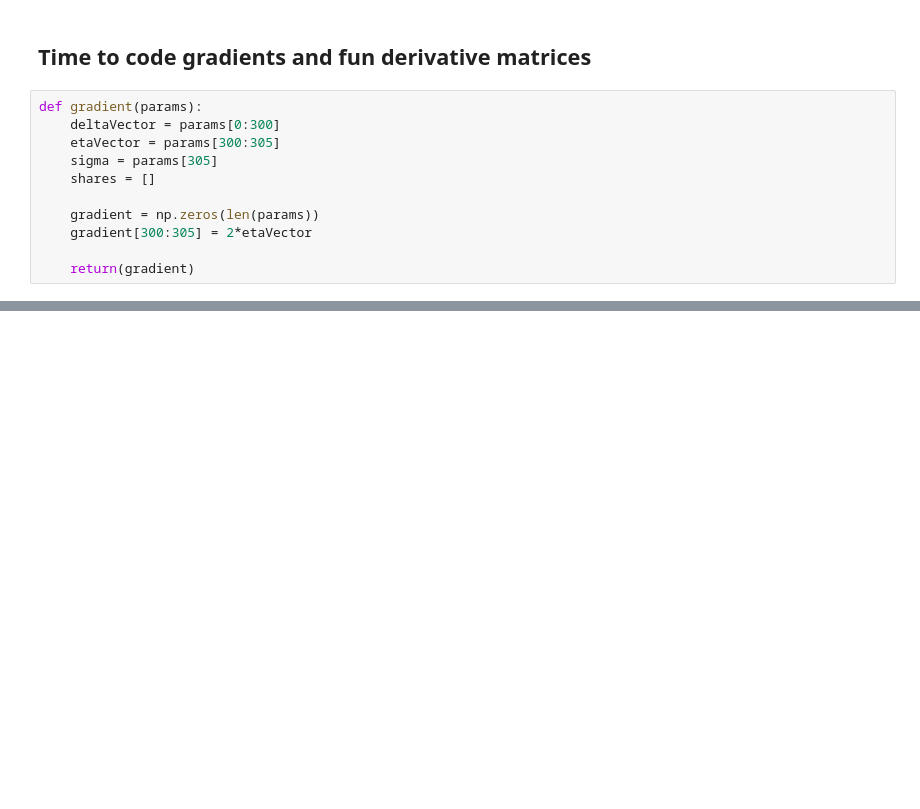
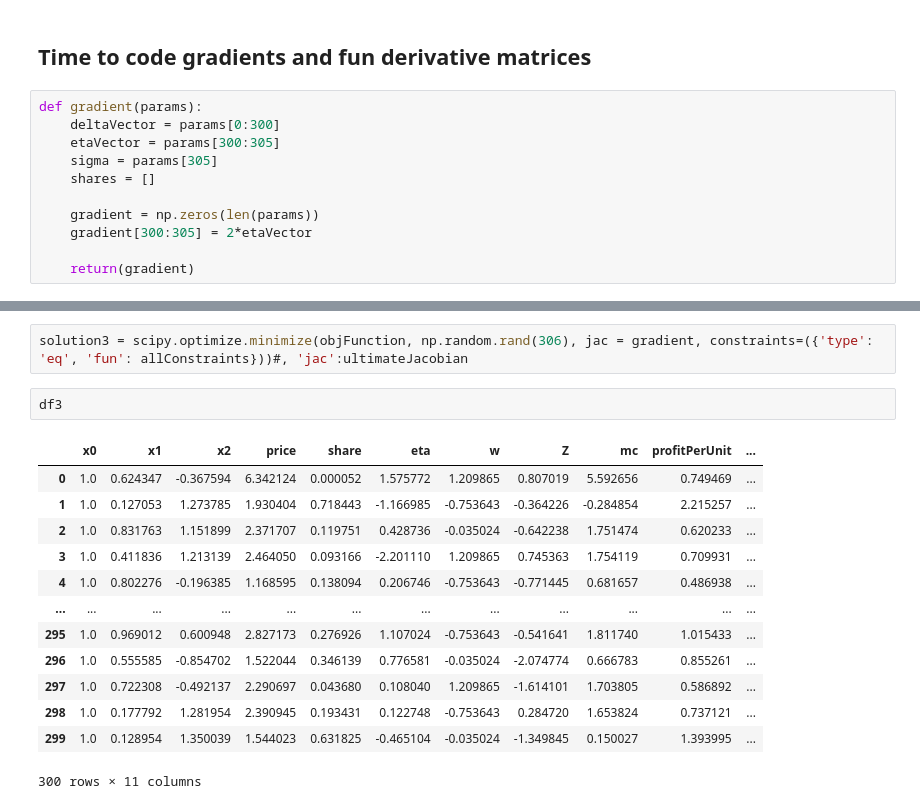
Before and after one commit to selopab/IO_BLP, a Jupyter notebook: BLP_DFS.ipynb, the cells around one changed output, grey strips where cells are left out. Saved outputs shown, nothing was run; the diff lists cells and outputs as text; blank space fills up the shorter version.

```diff
--- a/BLP_DFS.ipynb
+++ b/BLP_DFS.ipynb
@@ -1070,0 +682,18 @@ RuntimeError: Knitro-Python error: Return code for C function KN_load_param_file
+# %%
+solution3 = scipy.optimize.minimize(objFunction, np.random.rand(306), jac = gradient, constraints=({'type': 'eq', 'fun': allConstraints}))#, 'jac':ultimateJacobian
+# %%
+df3
+# %% [output]
+|  | x0 | x1 | x2 | price | share | eta | w | Z | mc | profitPerUnit | ... |
+| 0 | 1.0 | 0.624347 | -0.367594 | 6.342124 | 0.000052 | 1.575772 | 1.209865 | 0.807019 | 5.592656 | 0.749469 | ... |
+| 1 | 1.0 | 0.127053 | 1.273785 | 1.930404 | 0.718443 | -1.166985 | -0.753643 | -0.364226 | -0.284854 | 2.215257 | ... |
+| 2 | 1.0 | 0.831763 | 1.151899 | 2.371707 | 0.119751 | 0.428736 | -0.035024 | -0.642238 | 1.751474 | 0.620233 | ... |
+| 3 | 1.0 | 0.411836 | 1.213139 | 2.464050 | 0.093166 | -2.201110 | 1.209865 | 0.745363 | 1.754119 | 0.709931 | ... |
+| 4 | 1.0 | 0.802276 | -0.196385 | 1.168595 | 0.138094 | 0.206746 | -0.753643 | -0.771445 | 0.681657 | 0.486938 | ... |
+| ... | ... | ... | ... | ... | ... | ... | ... | ... | ... | ... | ... |
+| 295 | 1.0 | 0.969012 | 0.600948 | 2.827173 | 0.276926 | 1.107024 | -0.753643 | -0.541641 | 1.811740 | 1.015433 | ... |
+| 296 | 1.0 | 0.555585 | -0.854702 | 1.522044 | 0.346139 | 0.776581 | -0.035024 | -2.074774 | 0.666783 | 0.855261 | ... |
+| 297 | 1.0 | 0.722308 | -0.492137 | 2.290697 | 0.043680 | 0.108040 | 1.209865 | -1.614101 | 1.703805 | 0.586892 | ... |
+| 298 | 1.0 | 0.177792 | 1.281954 | 2.390945 | 0.193431 | 0.122748 | -0.753643 | 0.284720 | 1.653824 | 0.737121 | ... |
+| 299 | 1.0 | 0.128954 | 1.350039 | 1.544023 | 0.631825 | -0.465104 | -0.035024 | -1.349845 | 0.150027 | 1.393995 | ... |
+300 rows × 11 columns
```
Also changed, not shown: parts of 49 cells of this notebook.
